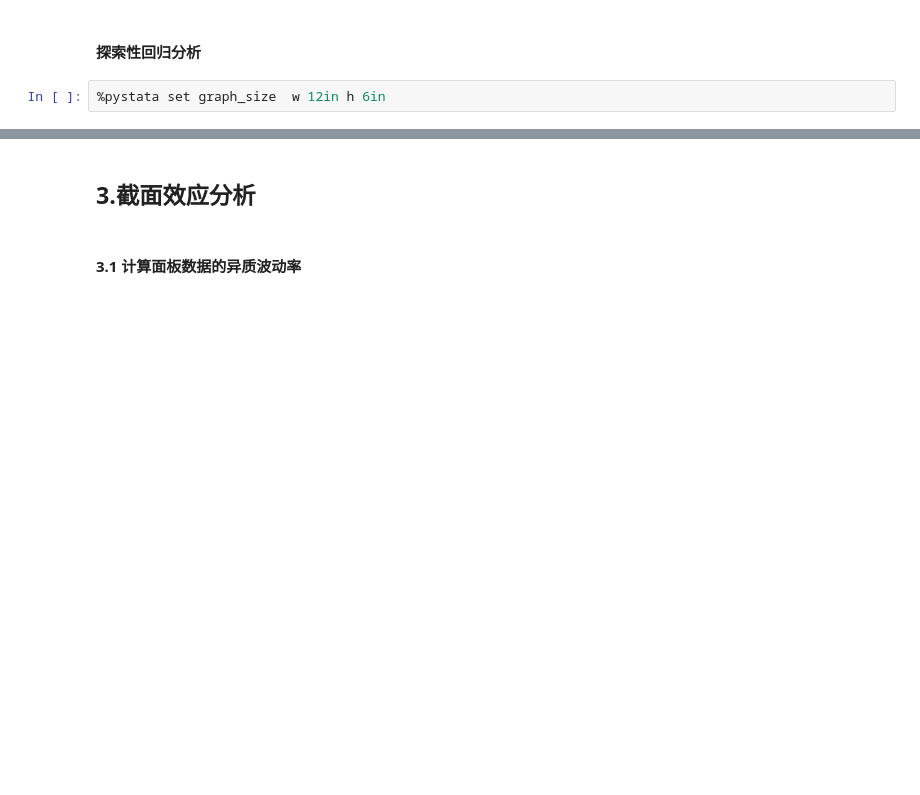
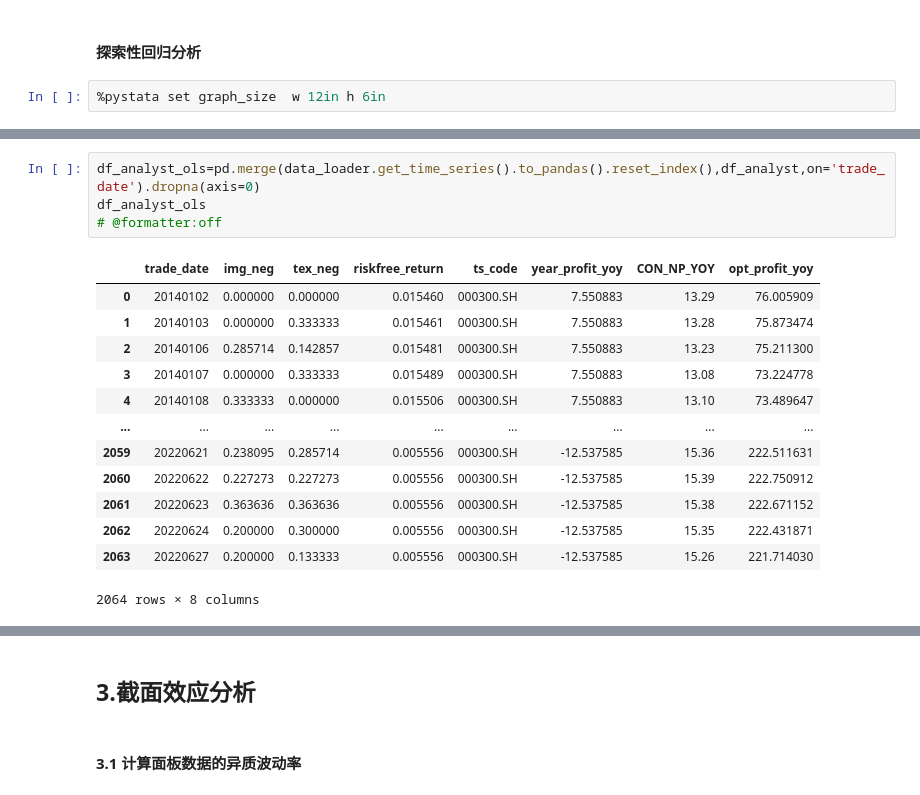
Before and after one commit to Colin-Bao/Investor-Sentiment, a Jupyter notebook: analyzer/analyzer.ipynb, the cells around one changed output, grey strips where cells are left out. Saved outputs shown, nothing was run; the diff lists cells and outputs as text; blank space fills up the shorter version.

```diff
--- a/analyzer/analyzer.ipynb
+++ b/analyzer/analyzer.ipynb
@@ -214,3 +214,21 @@ tsset dt
 twoway (tsline year_profit_yoy, lpattern(dash_dot_dot)) (tsline CON_NP_YOY, lpattern(solid)) (tsline opt_profit_yoy, yaxis(2) lpattern(tight_dot)) in 1/1900, ytitle(Profit YOY (%),axis(1)) ytitle(Bias (%),axis(2))  xtitle("") legend(rows(1) position(12)) scheme(sj) xsize(10)   ylabel(, nogrid)
 # %% [output]
 [drawing not drawn]
+# %%
+df_analyst_ols=pd.merge(data_loader.get_time_series().to_pandas().reset_index(),df_analyst,on='trade_date').dropna(axis=0)
+df_analyst_ols
+# @formatter:off
+# %% [output]
+|  | trade_date | img_neg | tex_neg | riskfree_return | ts_code | year_profit_yoy | CON_NP_YOY | opt_profit_yoy |
+| 0 | 20140102 | 0.000000 | 0.000000 | 0.015460 | 000300.SH | 7.550883 | 13.29 | 76.005909 |
+| 1 | 20140103 | 0.000000 | 0.333333 | 0.015461 | 000300.SH | 7.550883 | 13.28 | 75.873474 |
+| 2 | 20140106 | 0.285714 | 0.142857 | 0.015481 | 000300.SH | 7.550883 | 13.23 | 75.211300 |
+| 3 | 20140107 | 0.000000 | 0.333333 | 0.015489 | 000300.SH | 7.550883 | 13.08 | 73.224778 |
+| 4 | 20140108 | 0.333333 | 0.000000 | 0.015506 | 000300.SH | 7.550883 | 13.10 | 73.489647 |
+| ... | ... | ... | ... | ... | ... | ... | ... | ... |
+| 2059 | 20220621 | 0.238095 | 0.285714 | 0.005556 | 000300.SH | -12.537585 | 15.36 | 222.511631 |
+| 2060 | 20220622 | 0.227273 | 0.227273 | 0.005556 | 000300.SH | -12.537585 | 15.39 | 222.750912 |
+| 2061 | 20220623 | 0.363636 | 0.363636 | 0.005556 | 000300.SH | -12.537585 | 15.38 | 222.671152 |
+| 2062 | 20220624 | 0.200000 | 0.300000 | 0.005556 | 000300.SH | -12.537585 | 15.35 | 222.431871 |
+| 2063 | 20220627 | 0.200000 | 0.133333 | 0.005556 | 000300.SH | -12.537585 | 15.26 | 221.714030 |
+2064 rows × 8 columns
```
Also changed, not shown: parts of 2 cells of this notebook.
